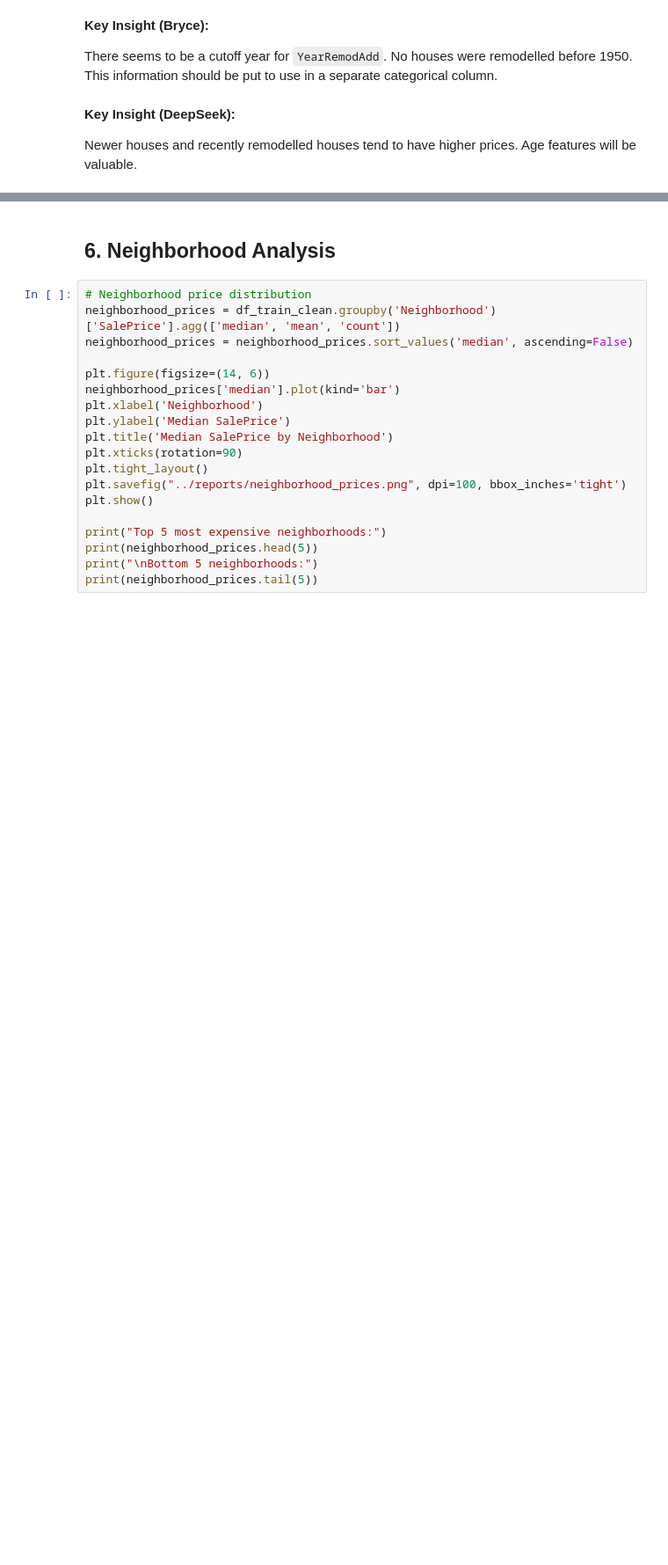
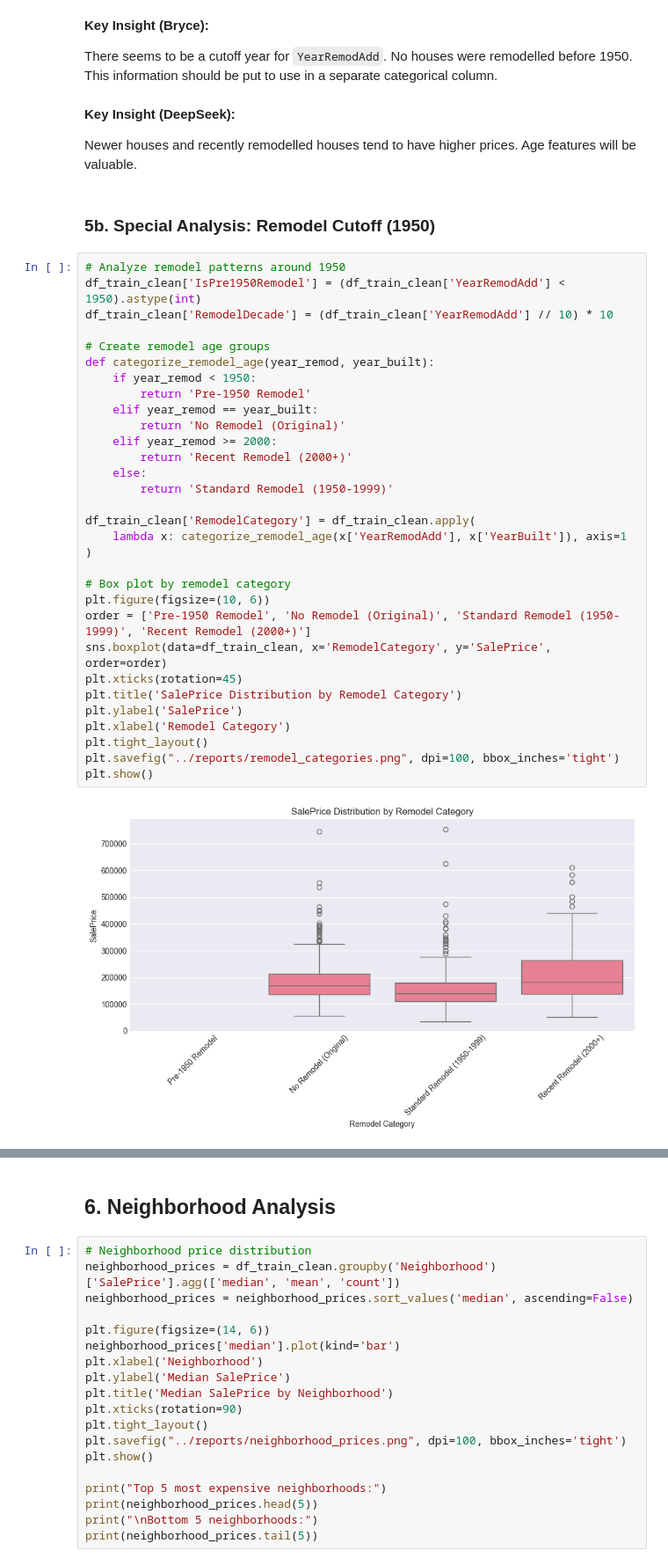
Before and after one commit to Blim3202/House-Prices-Kaggle, a Jupyter notebook: Notebooks/01_eda_analysis.ipynb, the cells around one changed output, grey strips where cells are left out. Shown at 88% size. Saved outputs shown, nothing was run; the diff lists cells and outputs as text; blank space fills up the shorter version.

```diff
--- a/Notebooks/01_eda_analysis.ipynb
+++ b/Notebooks/01_eda_analysis.ipynb
@@ -389,3 +389,38 @@ There seems to be a cutoff year for `YearRemodAdd`. No houses were remodelled be
 **Key Insight (DeepSeek):**
 
 Newer houses and recently remodelled houses tend to have higher prices. Age features will be valuable.
+# %% [markdown]
+### 5b. Special Analysis: Remodel Cutoff (1950)
+# %%
+# Analyze remodel patterns around 1950
+df_train_clean['IsPre1950Remodel'] = (df_train_clean['YearRemodAdd'] < 1950).astype(int)
+df_train_clean['RemodelDecade'] = (df_train_clean['YearRemodAdd'] // 10) * 10
+
+# Create remodel age groups
+def categorize_remodel_age(year_remod, year_built):
+    if year_remod < 1950:
+        return 'Pre-1950 Remodel'
+    elif year_remod == year_built:
+        return 'No Remodel (Original)'
+    elif year_remod >= 2000:
+        return 'Recent Remodel (2000+)'
+    else:
+        return 'Standard Remodel (1950-1999)'
+
+df_train_clean['RemodelCategory'] = df_train_clean.apply(
+    lambda x: categorize_remodel_age(x['YearRemodAdd'], x['YearBuilt']), axis=1
+)
+
+# Box plot by remodel category
+plt.figure(figsize=(10, 6))
+order = ['Pre-1950 Remodel', 'No Remodel (Original)', 'Standard Remodel (1950-1999)', 'Recent Remodel (2000+)']
+sns.boxplot(data=df_train_clean, x='RemodelCategory', y='SalePrice', order=order)
+plt.xticks(rotation=45)
+plt.title('SalePrice Distribution by Remodel Category')
+plt.ylabel('SalePrice')
+plt.xlabel('Remodel Category')
+plt.tight_layout()
+plt.savefig("../reports/remodel_categories.png", dpi=100, bbox_inches='tight')
+plt.show()
+# %% [output]
+[figure, added]
```
Also changed, not shown: parts of 8 cells of this notebook, 7 other files.
